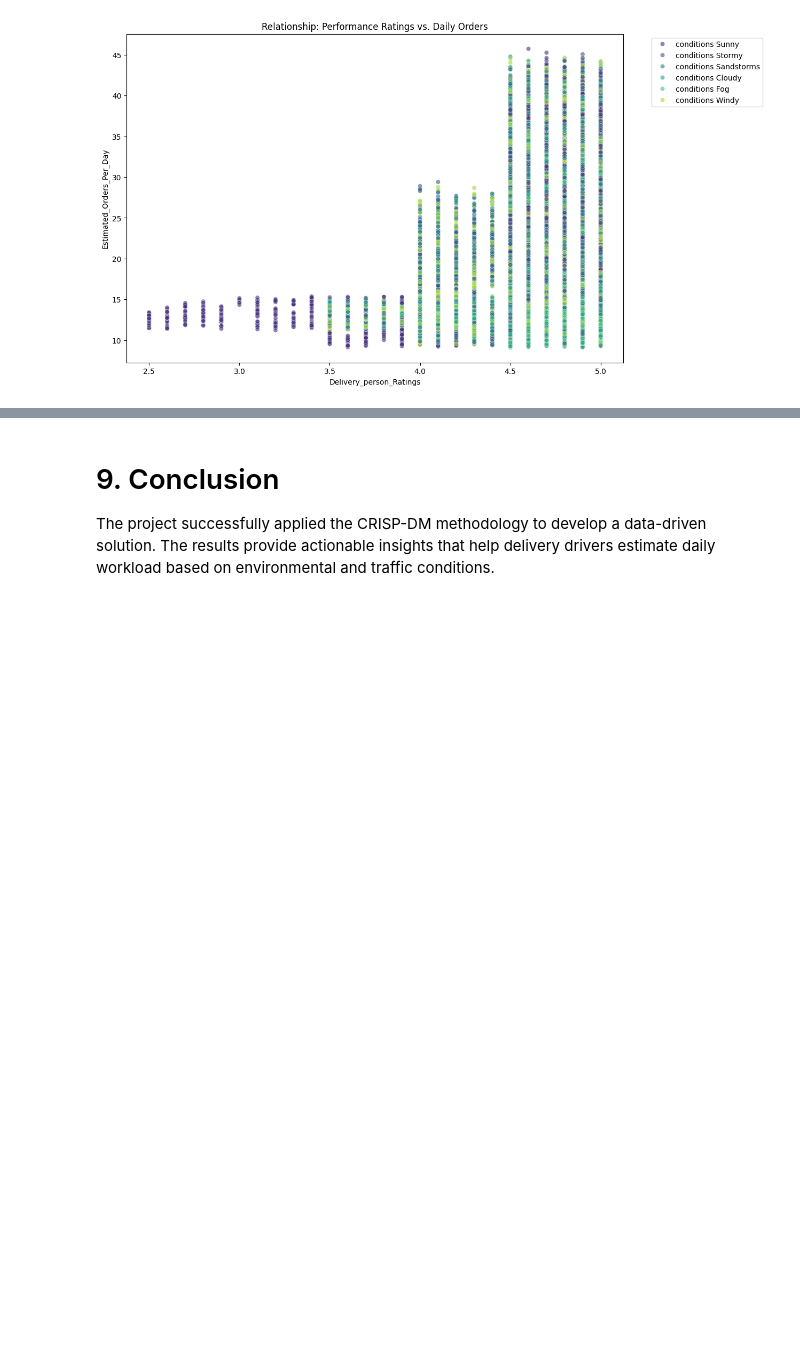
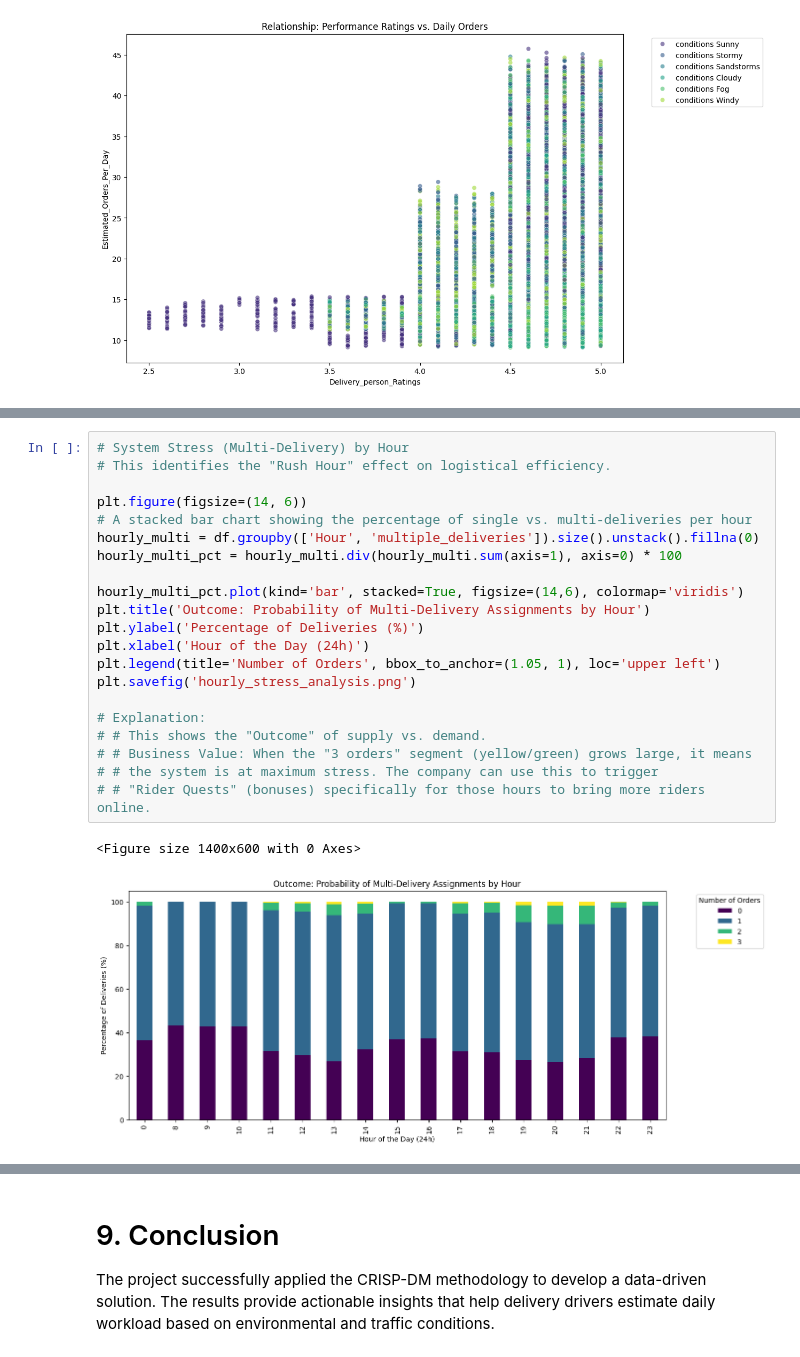
Before and after one commit to logansivam/Testing, a Jupyter notebook: DMDW_Project.ipynb, the cells around one changed output, grey strips where cells are left out. Saved outputs shown, nothing was run; the diff lists cells and outputs as text; blank space fills up the shorter version.

```diff
--- a/DMDW_Project.ipynb
+++ b/DMDW_Project.ipynb
@@ -363,0 +405,24 @@ plt.show()
+# %%
+# System Stress (Multi-Delivery) by Hour
+# This identifies the "Rush Hour" effect on logistical efficiency.
+
+plt.figure(figsize=(14, 6))
+# A stacked bar chart showing the percentage of single vs. multi-deliveries per hour
+hourly_multi = df.groupby(['Hour', 'multiple_deliveries']).size().unstack().fillna(0)
+hourly_multi_pct = hourly_multi.div(hourly_multi.sum(axis=1), axis=0) * 100
+
+hourly_multi_pct.plot(kind='bar', stacked=True, figsize=(14,6), colormap='viridis')
+plt.title('Outcome: Probability of Multi-Delivery Assignments by Hour')
+plt.ylabel('Percentage of Deliveries (%)')
+plt.xlabel('Hour of the Day (24h)')
+plt.legend(title='Number of Orders', bbox_to_anchor=(1.05, 1), loc='upper left')
+plt.savefig('hourly_stress_analysis.png')
+
+# Explanation:
+# # This shows the "Outcome" of supply vs. demand.
+# # Business Value: When the "3 orders" segment (yellow/green) grows large, it means
+# # the system is at maximum stress. The company can use this to trigger
+# # "Rider Quests" (bonuses) specifically for those hours to bring more riders online.
+# %% [output]
+<Figure size 1400x600 with 0 Axes>
+[figure, added]
```
Also changed, not shown: parts of 4 cells of this notebook.
